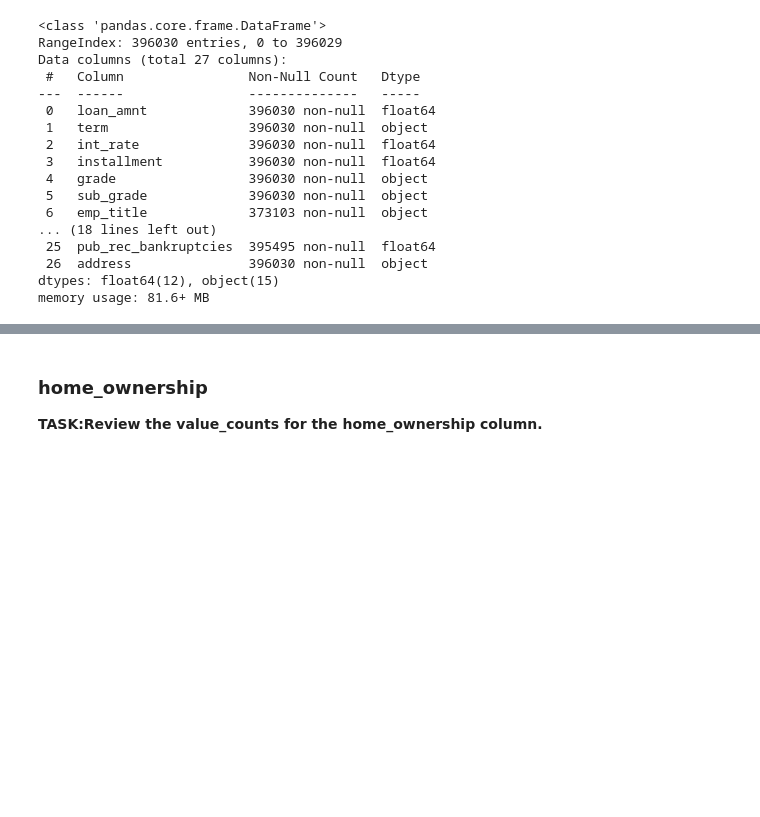
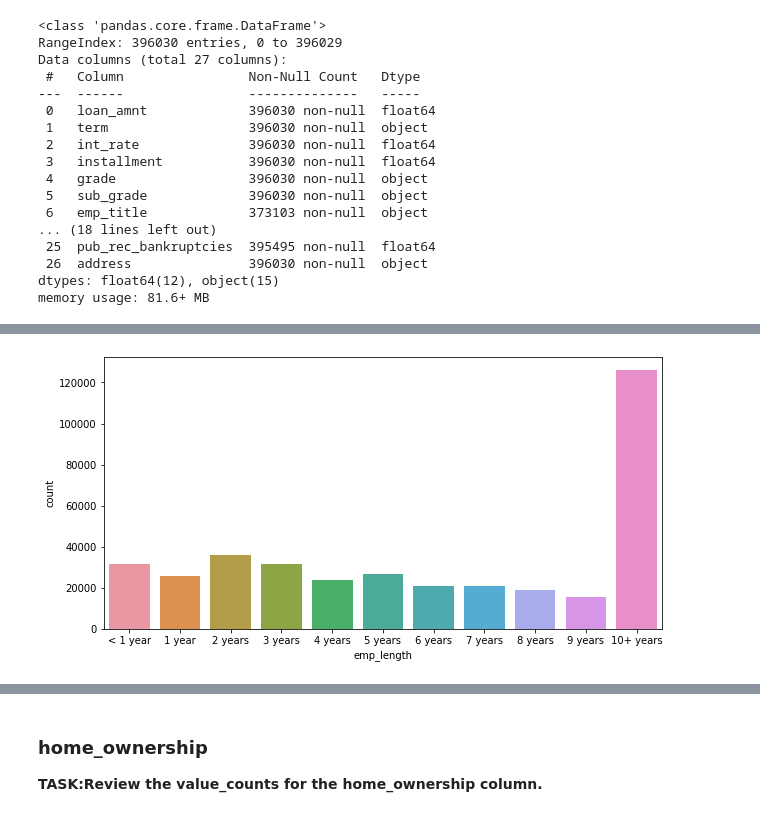
Before and after one commit to budhajitRoy/TensorFlow_Study, a Jupyter notebook: ANN/03-Keras-Project-Exercise.ipynb, the cells around one changed output, grey strips where cells are left out. Cells and saved outputs as stored; diff of their text form; code cells hidden in the pictures; blank space fills up the shorter version.

```diff
--- a/ANN/03-Keras-Project-Exercise.ipynb
+++ b/ANN/03-Keras-Project-Exercise.ipynb
@@ -263,0 +559,22 @@ plt.show();
+# %%
+# set the emp_length in an order
+
+emp_length_order = [ '< 1 year',
+                      '1 year',
+                     '2 years',
+                     '3 years',
+                     '4 years',
+                     '5 years',
+                     '6 years',
+                     '7 years',
+                     '8 years',
+                     '9 years',
+                     '10+ years']
+# %%
+# plot the value count of emp length feature
+
+plt.figure(figsize=(10, 5))
+sns.countplot(x = 'emp_length', data = df, order=emp_length_order)
+plt.show();
+# %% [output]
+[figure, added]
```
Also changed, not shown: parts of 283 cells of this notebook.
